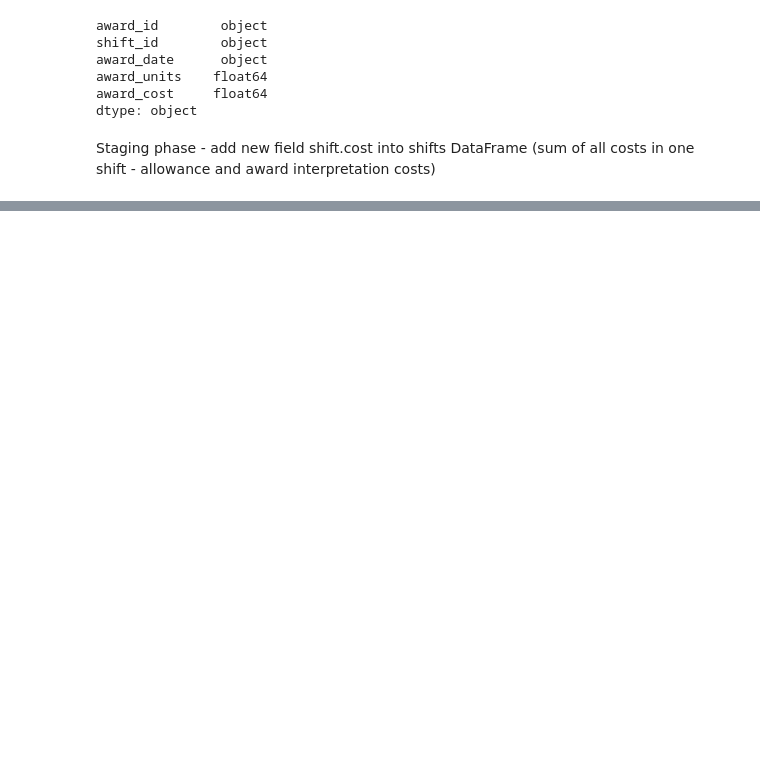
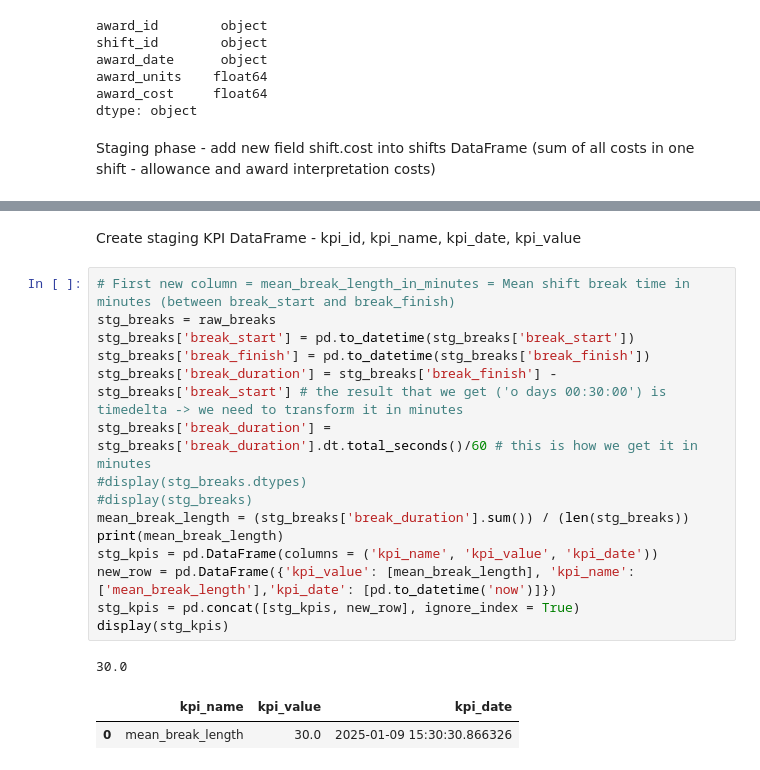
Before and after one commit to MimaJovic/hello-world, a Jupyter notebook: my_code/code.ipynb, the cells around one changed output, grey strips where cells are left out. Saved outputs shown, nothing was run; the diff lists cells and outputs as text; blank space fills up the shorter version.

```diff
--- a/my_code/code.ipynb
+++ b/my_code/code.ipynb
@@ -122,3 +123,24 @@ See the caveats in the documentation: https://pandas.pydata.org/pandas-docs/stab
 | 2 | d81b5d8e-3fba-4b6b-8617-3d458836bd93 | 2025-01-03 | 2025-01-03 09:00:00 | 2025-01-03 17:00:00 | 85.0 |
 | 3 | 8ed7f7f2-6bc5-42fc-98b9-3d9eaf7cdcf1 | 2025-01-04 | 2025-01-04 07:00:00 | 2025-01-04 15:00:00 | 58.0 |
 | 4 | 7e9d9fe1-300d-4e64-9386-39435b3b3d93 | 2025-01-05 | 2025-01-05 08:00:00 | 2025-01-05 16:00:00 | 150.0 |
+# %% [markdown]
+Create staging KPI DataFrame - kpi_id, kpi_name, kpi_date, kpi_value
+# %%
+# First new column = mean_break_length_in_minutes = Mean shift break time in minutes (between break_start and break_finish)
+stg_breaks = raw_breaks
+stg_breaks['break_start'] = pd.to_datetime(stg_breaks['break_start'])
+stg_breaks['break_finish'] = pd.to_datetime(stg_breaks['break_finish'])
+stg_breaks['break_duration'] = stg_breaks['break_finish'] - stg_breaks['break_start'] # the result that we get ('o days 00:30:00') is timedelta -> we need to transform it in minutes
+stg_breaks['break_duration'] = stg_breaks['break_duration'].dt.total_seconds()/60 # this is how we get it in minutes
+#display(stg_breaks.dtypes)
+#display(stg_breaks)
+mean_break_length = (stg_breaks['break_duration'].sum()) / (len(stg_breaks))
+print(mean_break_length)
+stg_kpis = pd.DataFrame(columns = ('kpi_name', 'kpi_value', 'kpi_date'))
+new_row = pd.DataFrame({'kpi_value': [mean_break_length], 'kpi_name': ['mean_break_length'],'kpi_date': [pd.to_datetime('now')]})
+stg_kpis = pd.concat([stg_kpis, new_row], ignore_index = True)
+display(stg_kpis)
+# %% [output]
+30.0
+|  | kpi_name | kpi_value | kpi_date |
+| 0 | mean_break_length | 30.0 | 2025-01-09 15:30:30.866326 |
```
Also changed, not shown: parts of 2 cells of this notebook.
